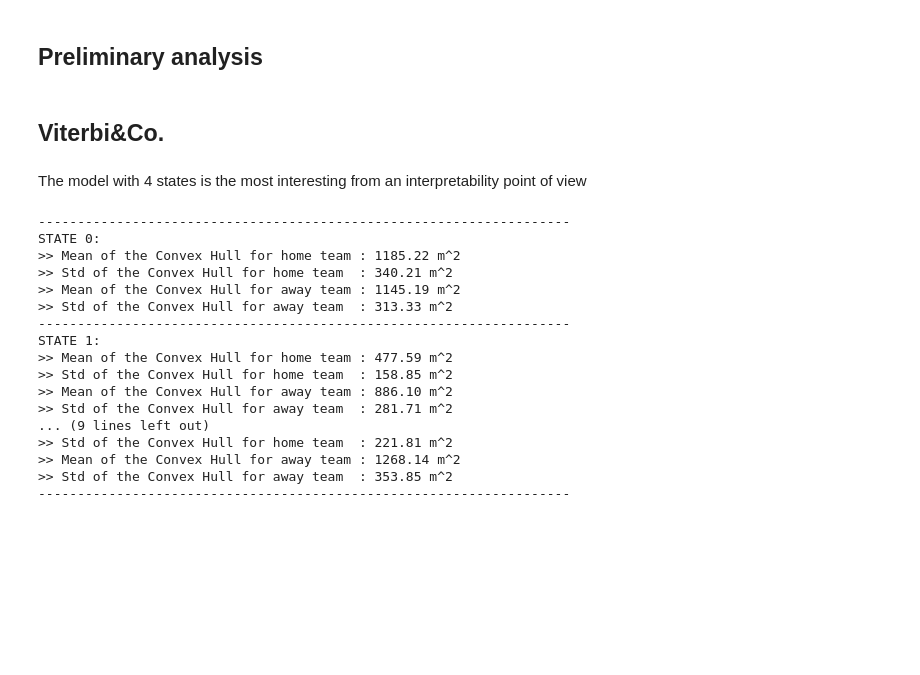
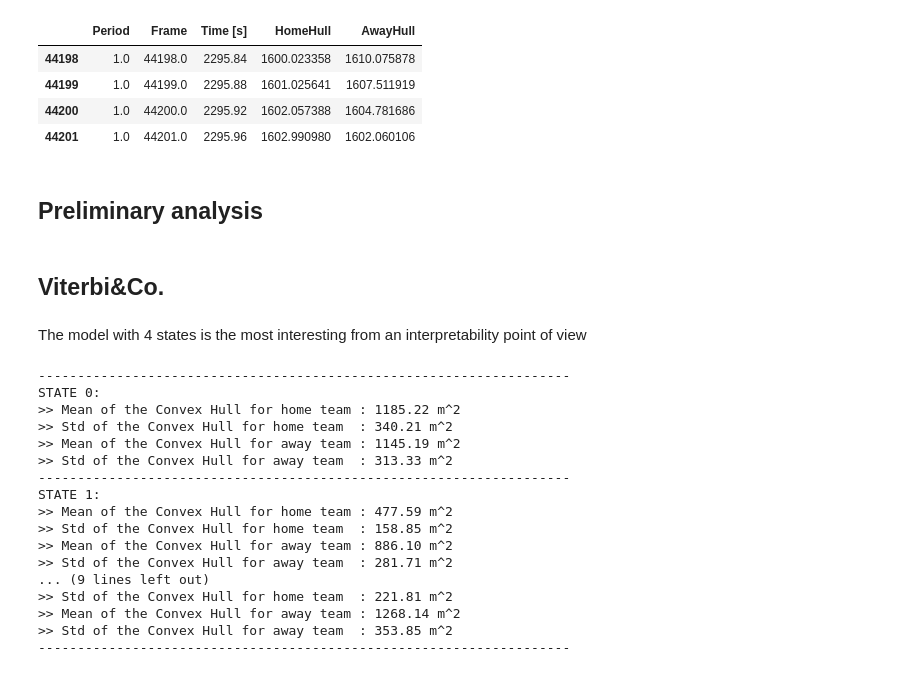
Before and after one commit to ValentinisAlessio/PML_exam, a Jupyter notebook: MatchAnalysis.ipynb, the cells around one changed output. Drawn from its saved outputs; the diff is of its cells as text; code cells hidden in the pictures; blank space fills up the shorter version.

```diff
--- a/MatchAnalysis.ipynb
+++ b/MatchAnalysis.ipynb
@@ -19,6 +19,14 @@ home_shot=shots_info[shots_info["Team"]=="Home"]
 away_shot=shots_info[shots_info["Team"]=="Away"]
 sequence_XY = torch.tensor(data[["HomeHull","AwayHull"]].values/100)
 completedata = pd.read_csv('data/hulls_df_matchday2.csv')
+# %%
+completedata[(completedata["HomeHull"]>1600) & (completedata["AwayHull"]>1600)]
+# %% [output]
+|  | Period | Frame | Time [s] | HomeHull | AwayHull |
+| 44198 | 1.0 | 44198.0 | 2295.84 | 1600.023358 | 1610.075878 |
+| 44199 | 1.0 | 44199.0 | 2295.88 | 1601.025641 | 1607.511919 |
+| 44200 | 1.0 | 44200.0 | 2295.92 | 1602.057388 | 1604.781686 |
+| 44201 | 1.0 | 44201.0 | 2295.96 | 1602.990980 | 1602.060106 |
 # %% [markdown]
 ## Preliminary analysis
 # %%
```
Also changed, not shown: parts of 13 cells of this notebook, 4 other files.
